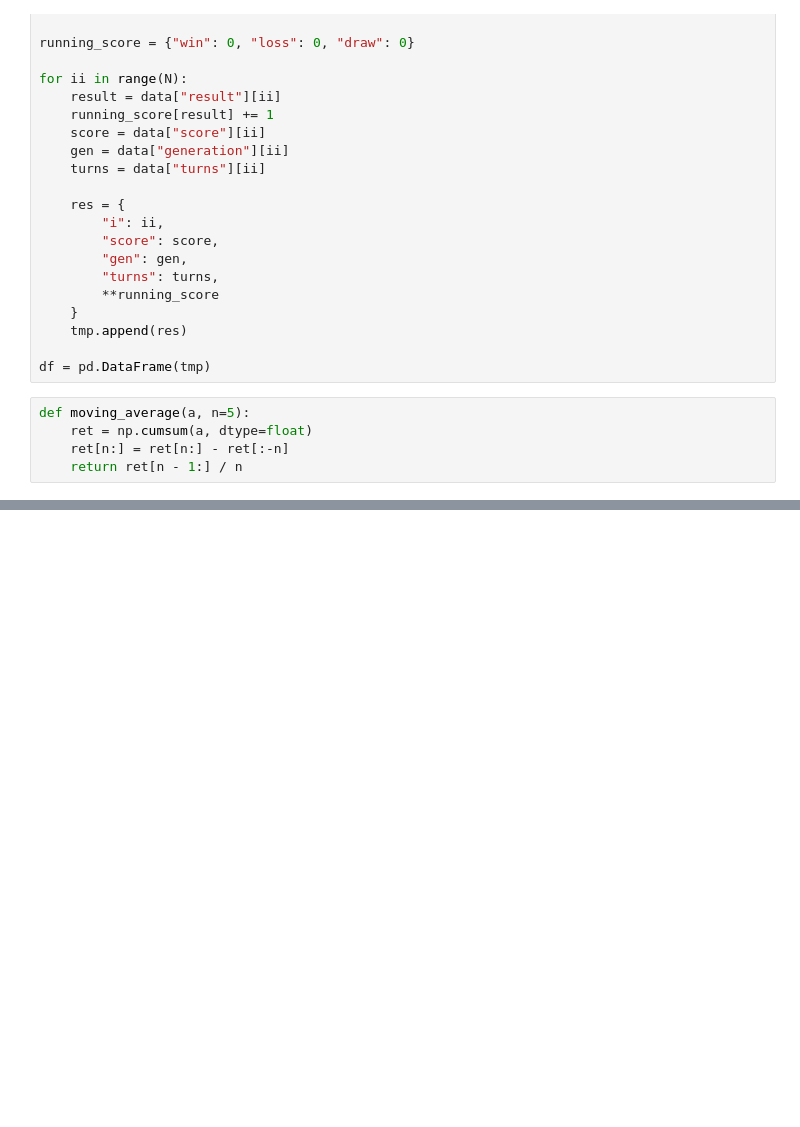
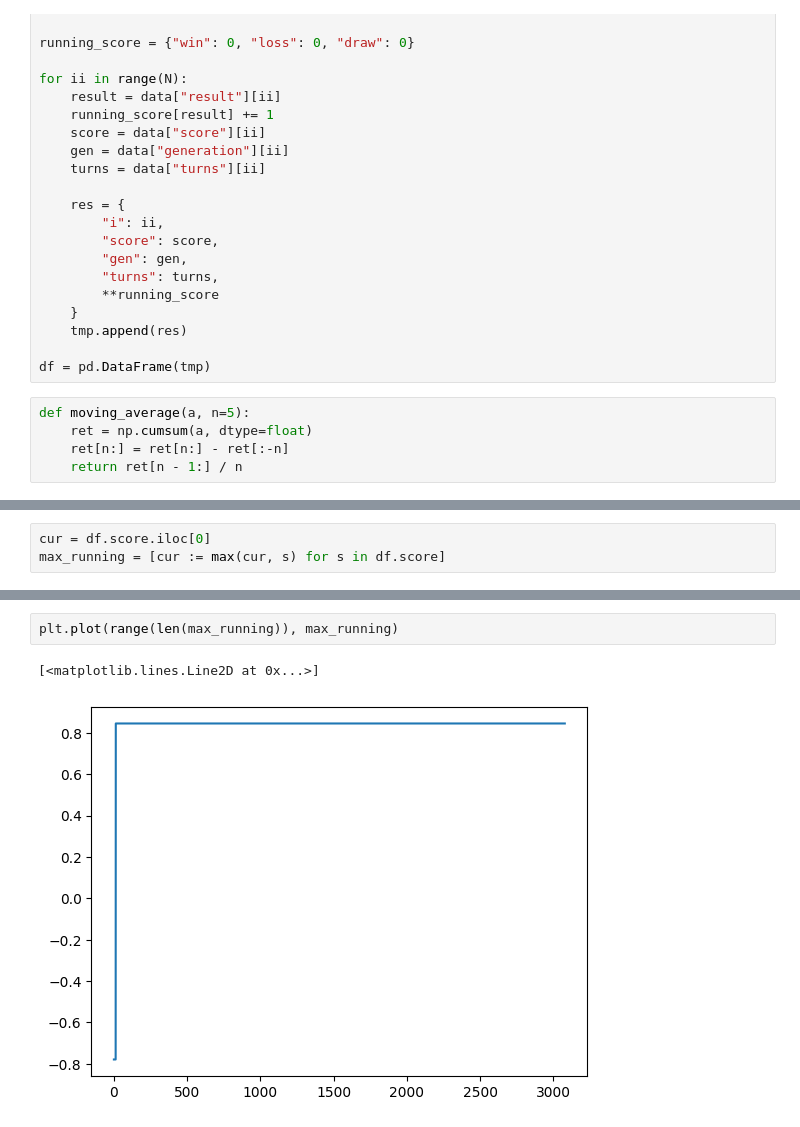
Before and after one commit to atygesen/nine-men-morris, a Jupyter notebook: Untitled.ipynb, the cells around one changed output, grey strips where cells are left out. Cells and saved outputs as stored; diff of their text form; blank space fills up the shorter version.

```diff
--- a/Untitled.ipynb
+++ b/Untitled.ipynb
@@ -52,0 +53,3 @@ df.plot(x="i", y="loss", ax=ax)
+# %%
+cur = df.score.iloc[0]
+max_running = [cur := max(cur, s) for s in df.score]
@@ -52,0 +76,5 @@ df.plot(x="i", y="loss", ax=ax)
+# %%
+plt.plot(range(len(max_running)), max_running)
+# %% [output]
+[<matplotlib.lines.Line2D at 0x...>]
+[figure, added]
```
Also changed, not shown: parts of 3 cells of this notebook, 10 other files.
